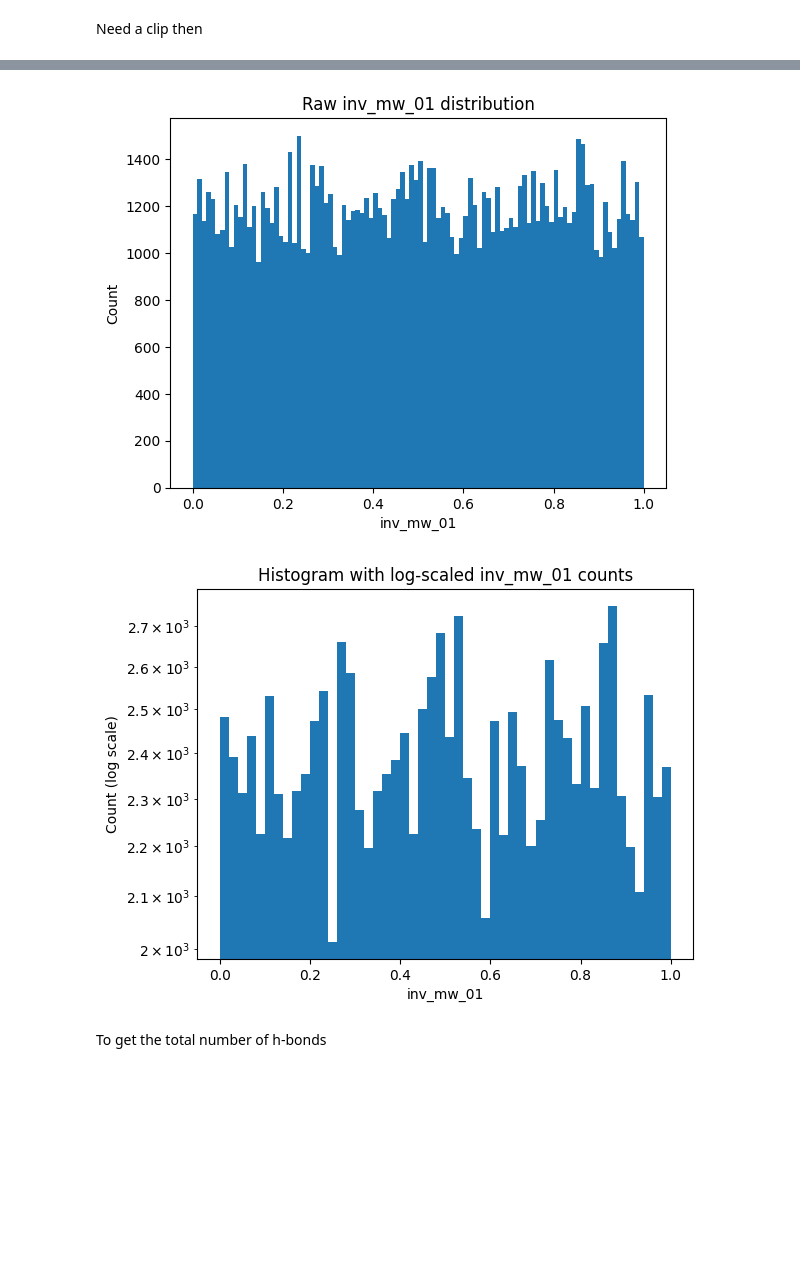
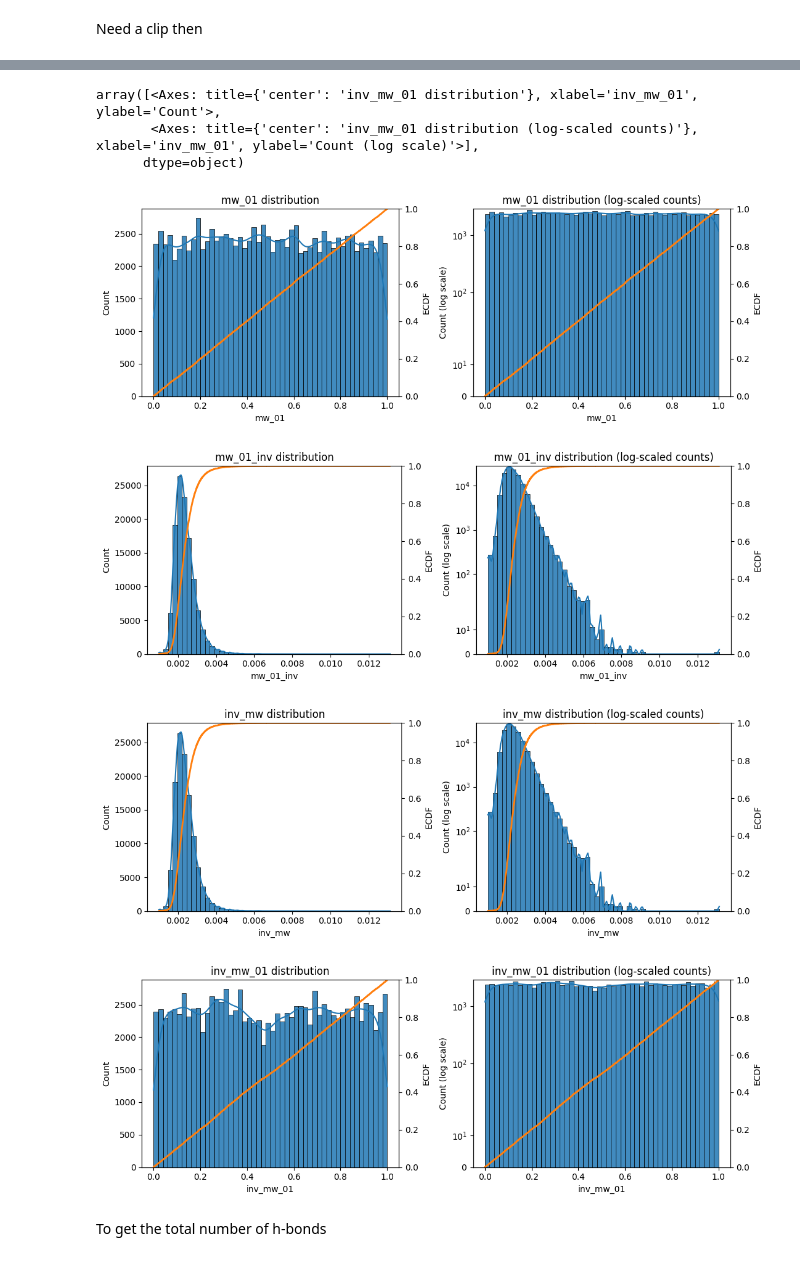
Before and after one commit to fatemeh-moghaddam/kinodata-3D-affinity-prediction, a Jupyter notebook: prob/probing_notebooks/interaction_scores.ipynb, the cells around one changed output, grey strips where cells are left out. Cells and saved outputs as stored; diff of their text form; code cells hidden in the pictures; blank space fills up the shorter version.

```diff
--- a/prob/probing_notebooks/interaction_scores.ipynb
+++ b/prob/probing_notebooks/interaction_scores.ipynb
@@ -129,7 +241,7 @@ d_vals = np.linspace(lam_d_min, lam_d_max, 400)
 theta_vals = np.linspace(lam_theta_min, lam_theta_max, 400)
 
 # try a few lambdas
-lam_ds = [0.15, 0.25, 0.40]        # Å
+lam_ds = [0.15, 0.25, 0.40, 0.5]        # Å
 lam_thetas = [5, 10, 15]           # degrees
 
 # ---- plot distance curves ----
@@ -444,12 +616,15 @@ Name: mw, dtype: float64
 from sklearn.preprocessing import MinMaxScaler, QuantileTransformer
 
 
-def exp_transform_mw(mapping: pd.DataFrame, in_col: str, out_col: str):
+def exp_transform_mw(mapping: pd.DataFrame, in_col: str, out_col: str, eps: float = 1e-3,
+):
     MW_MIN = mapping[in_col].quantile(0.01)
     lam = 1 / 100  # tune this
 
     mw_eff = mapping[in_col].clip(lower=MW_MIN)
     mapping[out_col] = 1 - np.exp(-lam * (mw_eff - MW_MIN))
+
+    mapping[out_col] = eps + (1 - eps) * mapping[out_col]
     return mapping
 
 transform = QuantileTransformer(
@@ -464,10 +639,19 @@ transform = QuantileTransformer(
 
 
 mapping["mw_01"] = transform.fit_transform(mapping[["mw_filtered"]])
+
+plot_dist_with_log(mapping, "mw_01", bins=50, kde=True, show_ecdf=True)
+
 mapping["mw_01_inv"] = 1 / mapping["mw_filtered"]
+
+plot_dist_with_log(mapping, "mw_01_inv", bins=50, kde=True, show_ecdf=True)
+
 
 # First take inverse of MWs, then scale to [0.1, 100]
 mapping["inv_mw"] = 1 / mapping["mw_filtered"]
+
+plot_dist_with_log(mapping, "inv_mw", bins=50, kde=True, show_ecdf=True)
+
 mapping["inv_mw_01"] = transform.fit_transform(mapping[["inv_mw"]])
 
 
@@ -477,8 +661,7 @@ print("Inverse first then scale", mapping["inv_mw_01"].describe())
 
 # plot_dist(mapping, "mw_01_inv")
 # plot_dist_log(mapping, "mw_01_inv")
-plot_dist(mapping, "inv_mw_01")
-plot_dist_log(mapping, "inv_mw_01")
+plot_dist_with_log(mapping, "inv_mw_01", bins=50, kde=True, show_ecdf=True)
 # %% [output]
 Scale first then inverse count    119522.000000
 mean          0.002377
@@ -500,7 +683,12 @@ min           0.000000
 max           1.000000
 Name: inv_mw_01, dtype: float64
+array([<Axes: title={'center': 'inv_mw_01 distribution'}, xlabel='inv_mw_01', ylabel='Count'>,
+       <Axes: title={'center': 'inv_mw_01 distribution (log-scaled counts)'}, xlabel='inv_mw_01', ylabel='Count (log scale)'>],
+      dtype=object)
-[figure, old version]
+[figure, new version]
-[figure, old version]
+[figure, new version]
+[figure, added]
+[figure, added]
 # %% [markdown]
 To get the total number of h-bonds
 # %%
```
Also changed, not shown: parts of 19 cells of this notebook.
